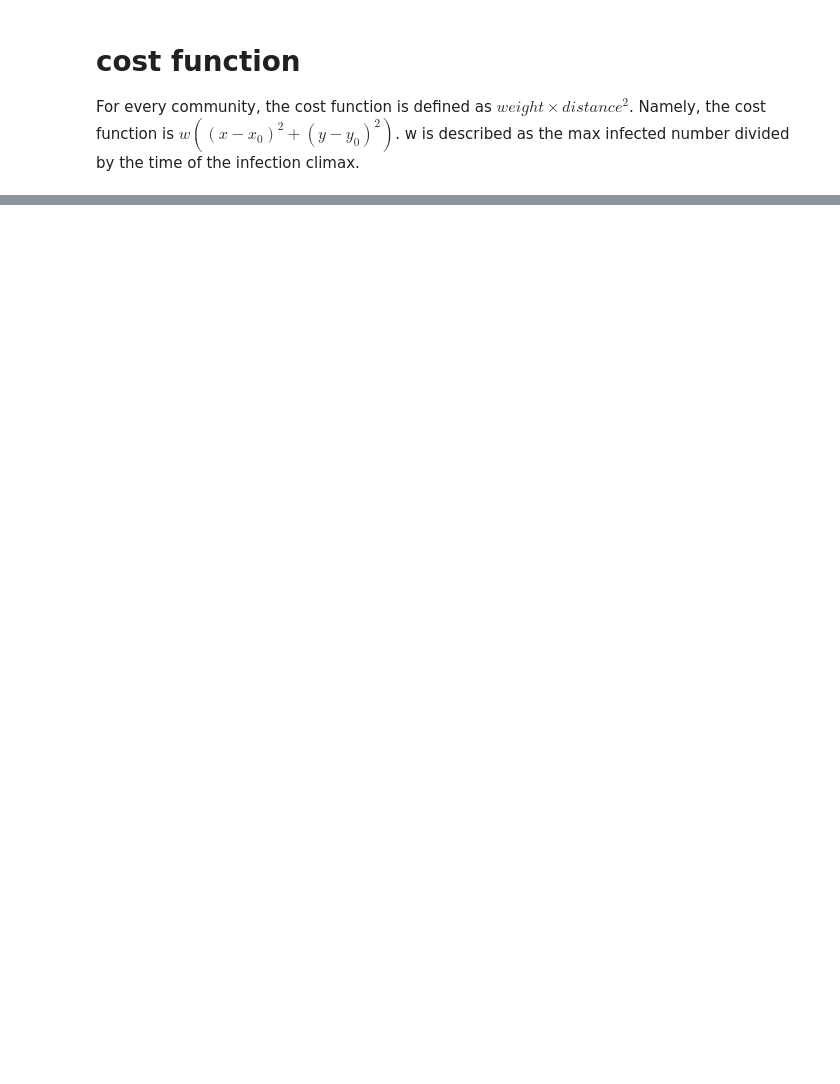
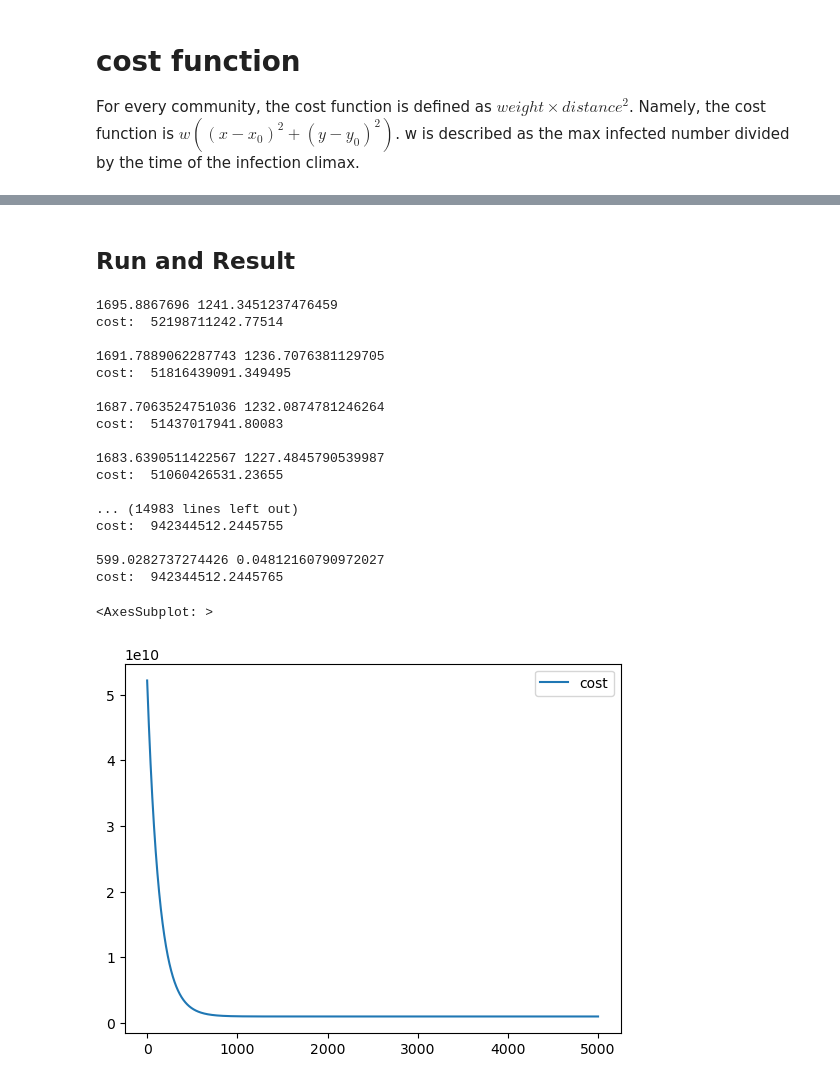
Before and after one commit to keke1022/DWP, a Jupyter notebook: addclinic.ipynb, the cells around one changed output, grey strips where cells are left out. Saved outputs shown, nothing was run; the diff lists cells and outputs as text; code cells hidden in the pictures; blank space fills up the shorter version.

```diff
--- a/addclinic.ipynb
+++ b/addclinic.ipynb
@@ -36,0 +81,33 @@ array([[  3., -12.,   3., -12.,  12.]])
+# %% [markdown]
+## Run and Result
+# %%
+data_df = pd.read_excel("community.xlsx")
+data_df.head()
+x_list = data_df["x"].tolist()
+y_list = data_df["y"].tolist()
+w_list = data_df["w"].tolist()
+
+x,y,cost_list = optimzeXY (x_list, y_list, w_list, 1700, 1246, 0.0000001, 5000)
+cost_df = pd.DataFrame()
+cost_df["cost"] = cost_list
+cost_df.plot()
+# %% [output]
+1695.8867696 1241.3451237476459
+cost:  52198711242.77514
+
+1691.7889062287743 1236.7076381129705
+cost:  51816439091.349495
+
+1687.7063524751036 1232.0874781246264
+cost:  51437017941.80083
+
+1683.6390511422567 1227.4845790539987
+cost:  51060426531.23655
+
+... (14983 lines left out)
+cost:  942344512.2445755
+
+599.0282737274426 0.04812160790972027
+cost:  942344512.2445765
+<AxesSubplot: >
+[figure, added]
```
Also changed, not shown: parts of 4 cells of this notebook, 2 other files.
